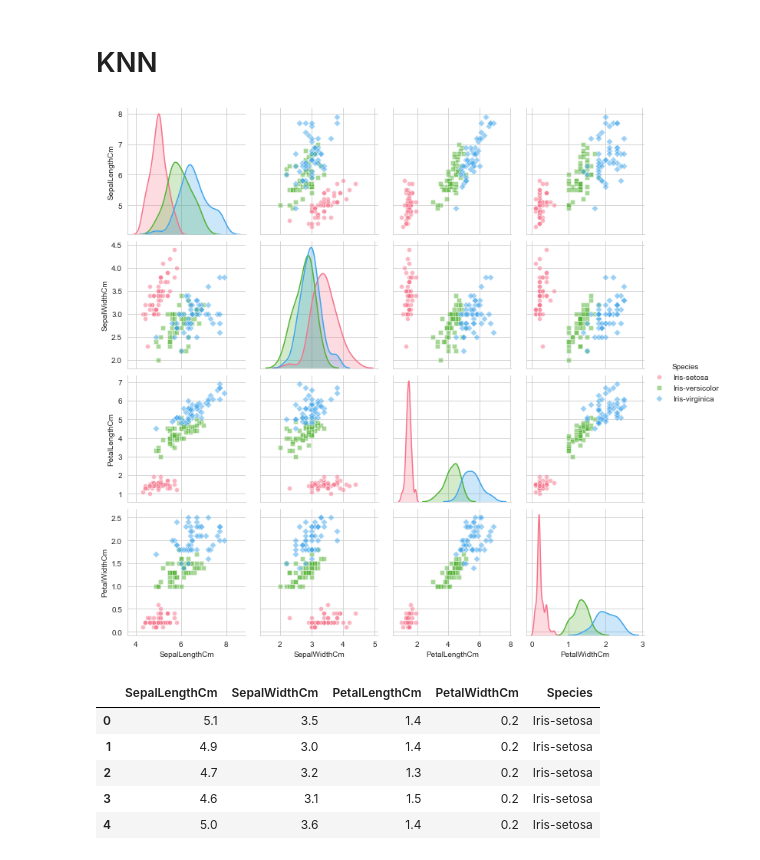
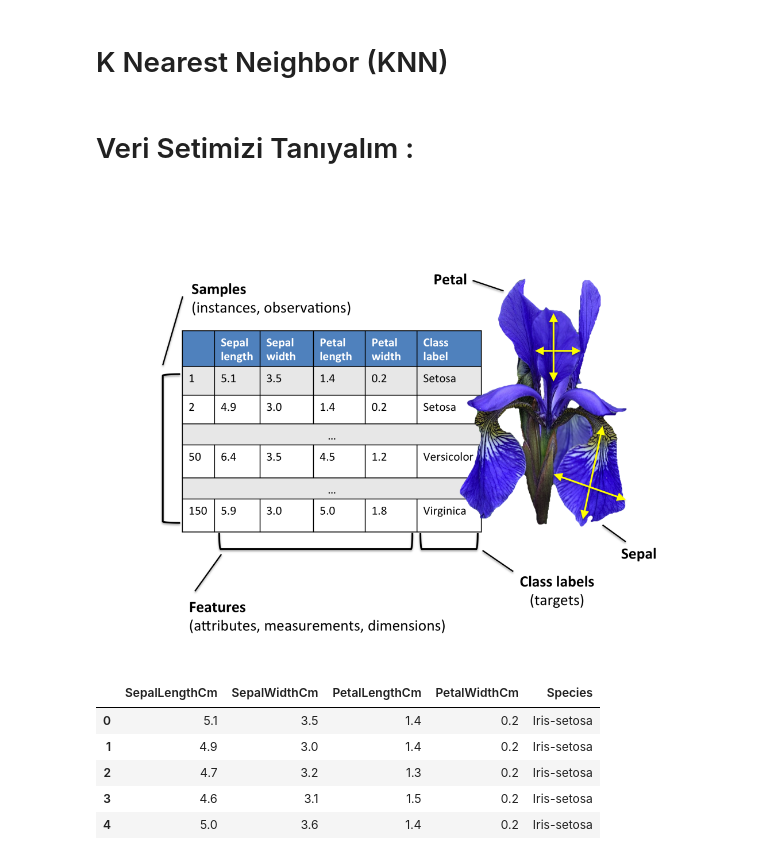
Before and after one commit to onur-kantar/K-NN-and-MLP-on-IRIS-Data-Set, a Jupyter notebook: K-NN.ipynb, the cells around one changed output. Drawn from its saved outputs; the diff is of its cells as text; code cells hidden in the pictures.

```diff
--- a/K-NN.ipynb
+++ b/K-NN.ipynb
@@ -1,21 +1,34 @@
 # %% [markdown]
-# KNN
+# K Nearest Neighbor (KNN)
 # %%
+'''
+Onur Kantar
+İris Veri Seti : https://archive.ics.uci.edu/ml/datasets/iris
+Algoritma : K En Yakın Komşu (K Nearest Neighbor)
+'''
+
 import pandas as pd
 import matplotlib.pyplot as plt
 import numpy as np
 import seaborn as sns
+import keras
 from sklearn.metrics import confusion_matrix
 from sklearn.neighbors import KNeighborsClassifier
 from sklearn.model_selection import train_test_split
 from mlxtend.plotting import plot_confusion_matrix
+from sklearn import preprocessing
+from mlxtend.plotting import plot_confusion_matrix
+from IPython.display import Image
+
+plt.style.use('ggplot')
 # %%
 iris = pd.read_csv("iris.csv")
-# %%
-sns.set_style("whitegrid")
-sns.pairplot(iris, hue="Species", palette="husl", markers=["o", "s", "D"], plot_kws={'alpha':0.5});
-# %% [output]
-[figure, removed]
+# %% [markdown]
+# Veri Setimizi Tanıyalım :
+# %%
+Image(filename="img/iris.png", width=700)
+# %% [output]
+[figure, added]
 # %%
 iris.head()
 # %% [output]
```
Also changed, not shown: parts of 26 cells of this notebook, 7 other files.
